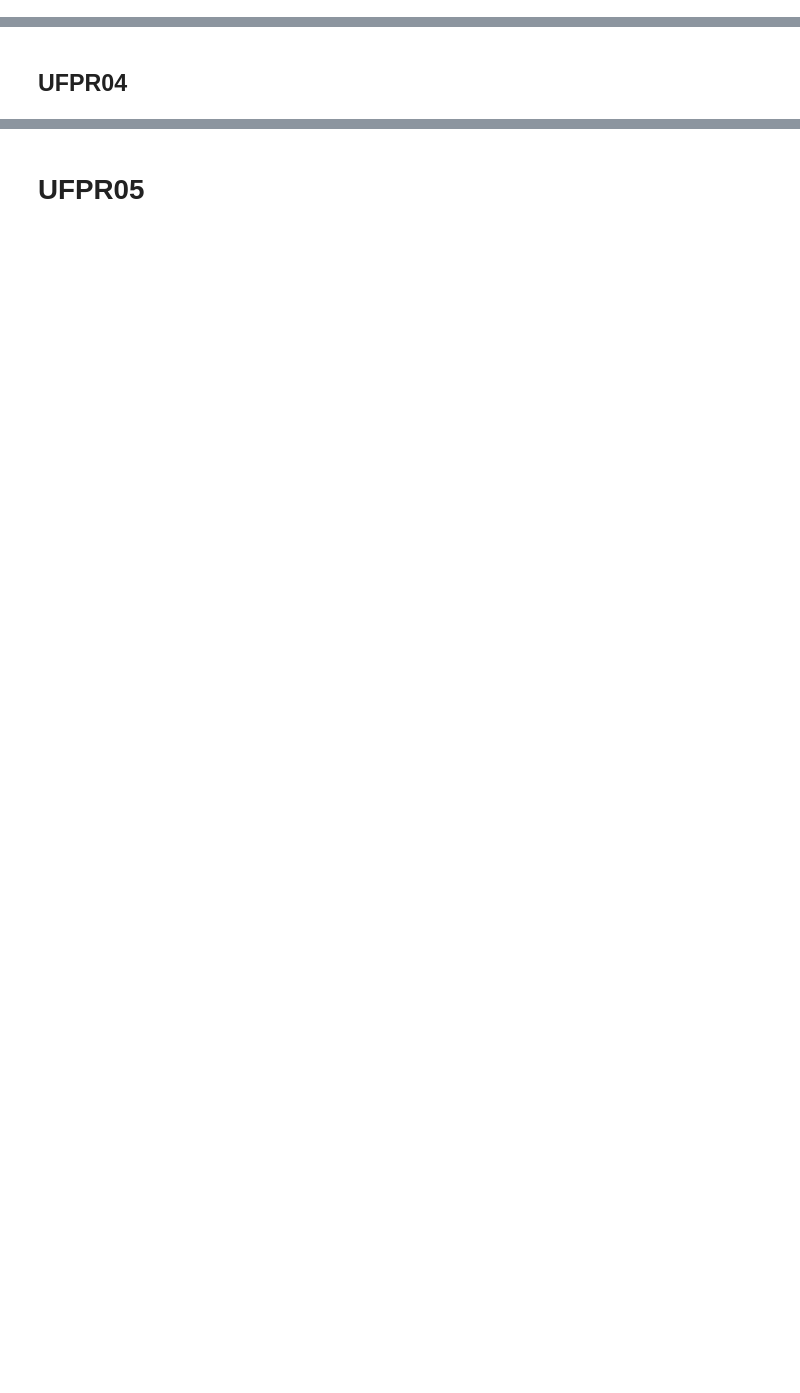
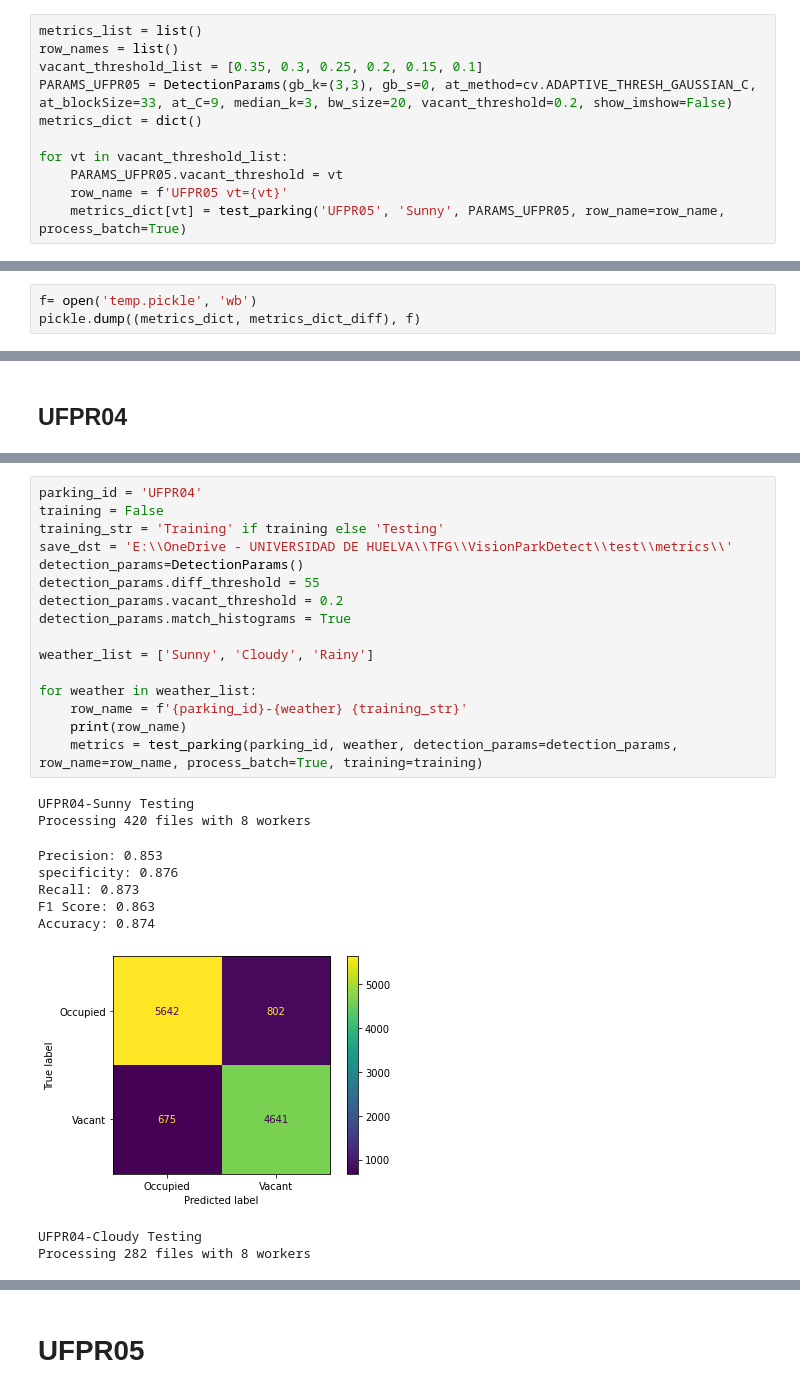
Before and after one commit to VisionPark/VisionParkDetect, a Jupyter notebook: vacantThresholdTest.ipynb, the cells around one changed output, grey strips where cells are left out. Cells and saved outputs as stored; diff of their text form; blank space fills up the shorter version.

```diff
--- a/vacantThresholdTest.ipynb
+++ b/vacantThresholdTest.ipynb
@@ -140,0 +172,11 @@ def calculate_metrics(params, parking_id, weather_list, diff_threshold_list, vac
+# %%
+metrics_list = list()
+row_names = list()
+vacant_threshold_list = [0.35, 0.3, 0.25, 0.2, 0.15, 0.1]
+PARAMS_UFPR05 = DetectionParams(gb_k=(3,3), gb_s=0, at_method=cv.ADAPTIVE_THRESH_GAUSSIAN_C, at_blockSize=33, at_C=9, median_k=3, bw_size=20, vacant_threshold=0.2, show_imshow=False)
+metrics_dict = dict()
+
+for vt in vacant_threshold_list:
+    PARAMS_UFPR05.vacant_threshold = vt
+    row_name = f'UFPR05 vt={vt}'
+    metrics_dict[vt] = test_parking('UFPR05', 'Sunny', PARAMS_UFPR05, row_name=row_name, process_batch=True)
@@ -140,0 +188,3 @@ def calculate_metrics(params, parking_id, weather_list, diff_threshold_list, vac
+# %%
+f= open('temp.pickle', 'wb')
+pickle.dump((metrics_dict, metrics_dict_diff), f)
@@ -164,0 +368,27 @@ NameError: name 'DetectionParams' is not defined
+# %%
+parking_id = 'UFPR04'
+training = False
+training_str = 'Training' if training else 'Testing'
+save_dst = 'E:\\OneDrive - UNIVERSIDAD DE HUELVA\\TFG\\VisionParkDetect\\test\\metrics\\'
+detection_params=DetectionParams()
+detection_params.diff_threshold = 55
+detection_params.vacant_threshold = 0.2
+detection_params.match_histograms = True
+
+weather_list = ['Sunny', 'Cloudy', 'Rainy']
+
+for weather in weather_list:
+    row_name = f'{parking_id}-{weather} {training_str}'
+    print(row_name)
+    metrics = test_parking(parking_id, weather, detection_params=detection_params, row_name=row_name, process_batch=True, training=training)
+# %% [output]
+UFPR04-Sunny Testing
+Processing 420 files with 8 workers
+Precision: 0.853
+specificity: 0.876
+Recall: 0.873
+F1 Score: 0.863
+Accuracy: 0.874
+[figure, added]
+UFPR04-Cloudy Testing
+Processing 282 files with 8 workers
```
Also changed, not shown: parts of 22 cells of this notebook, 14 other files.
